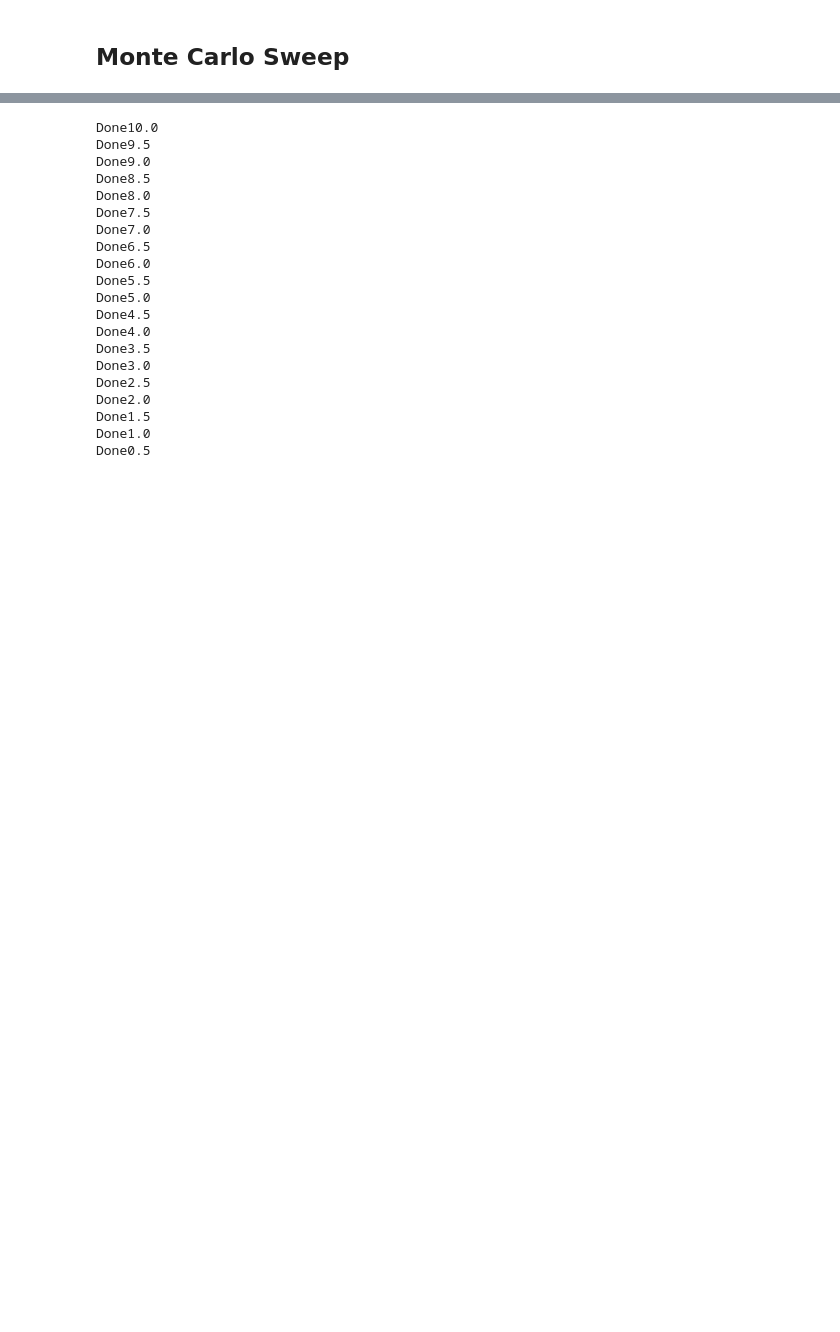
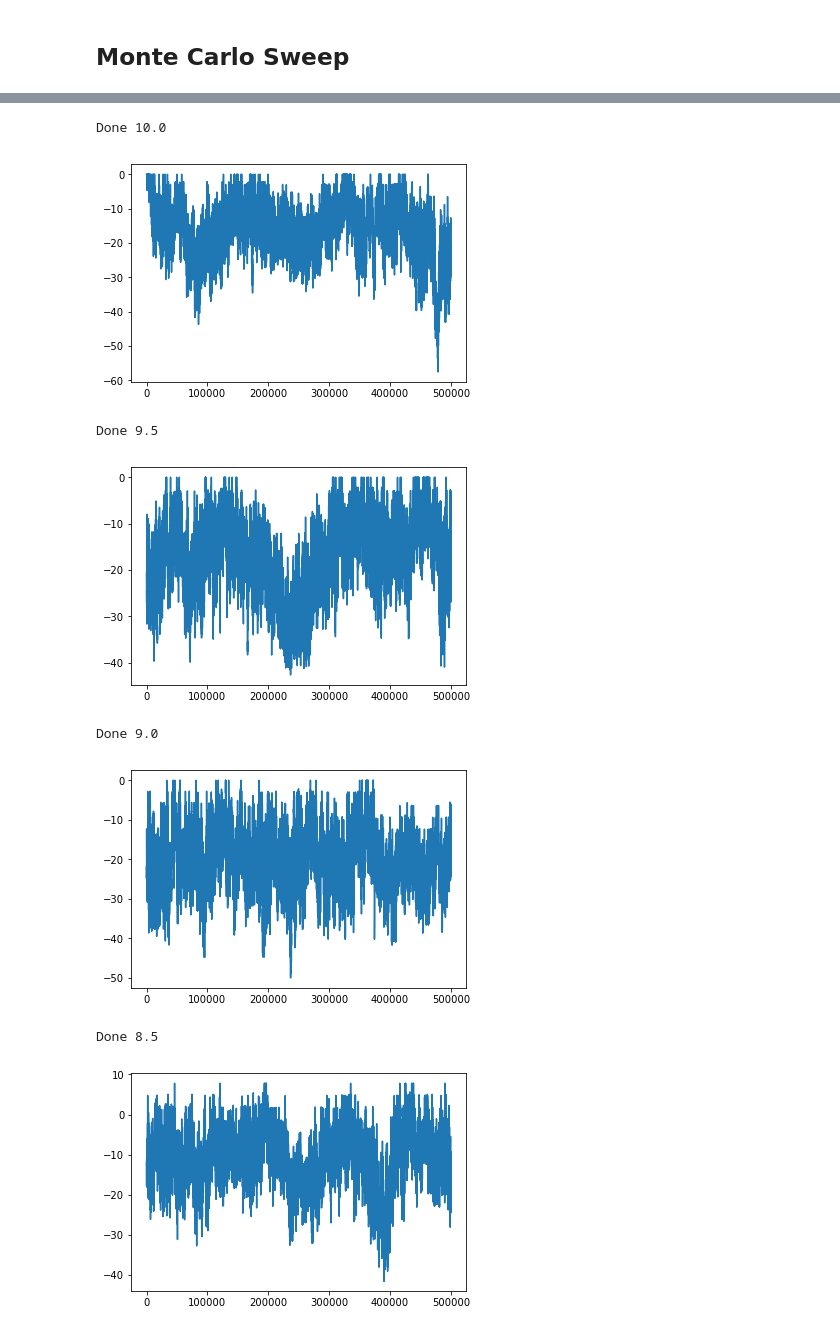
Before and after one commit to JohnPHealey/protein-folding, a Jupyter notebook: protein_folding.ipynb, the cells around one changed output, grey strips where cells are left out. Drawn from its saved outputs; the diff is of its cells as text; code cells hidden in the pictures; blank space fills up the shorter version.

```diff
--- a/protein_folding.ipynb
+++ b/protein_folding.ipynb
@@ -314,7 +319,7 @@ def sweep(lattice, A, E_chain, acid_index, neigh_index, prob_index, T):
 T = np.arange(10, 0, -0.5)
 
 E_averages = np.zeros(len(T))
-l_averages = np.zeros(len(T))
+#l_averages = np.zeros(len(T))
 
 lattice, A = initialize_lattice()
 E_chain = 0
@@ -324,7 +329,7 @@ for j in range(len(T)):
 
     E = np.zeros(MCS)
     E_average = 0
-    l_average = 0
+    #l_average = 0
 
 
 
@@ -335,57 +340,46 @@ for j in range(len(T)):
     # Pre-select random acid and neighbour picks for better performance
     acid_picks = np.random.randint(0, A.shape[0], size=MCS) # 1 acid picked from A each MCS
     curr_acid_pick = 0
 
     neigh_picks = np.random.randint(0, 4, size=MCS) # 1 acid picked from A each MCS
     curr_neigh_pick = 0
 
     prob_picks = np.random.uniform(0, 1, size=MCS)
     curr_prob_pick = 0
 
 
     for i in range(MCS):
         E[i] = E_chain
-        lattice, A, E_chain, l_chain = sweep(lattice, A, E_chain, curr_acid_pick, curr_neigh_pick, curr_prob_pick, T[j])
+        lattice, A, E_chain = sweep(lattice, A, E_chain, curr_acid_pick, curr_neigh_pick, curr_prob_pick, T[j])
 
         if (i>0.1*MCS):
             E_average += E_chain
-            l_average += l_chain
+            #l_average += l_chain
 
         curr_acid_pick += 1
         curr_neigh_pick += 1
         curr_prob_pick += 1
 
 
-    #plt.plot(np.arange(0, int(MCS)), E)
-    #plt.show()
+    print("Done " + str(T[j]))
 
-    print("Done" + str(T[j]))
+    plt.plot(np.arange(MCS), E)
+    plt.show()
+
 
     E_average /= (0.9*MCS-1)
     E_averages[j] = E_average
 
-    l_average /= (0.9*MCS-1)
-    l_averages[j] = l_average
+    #l_average /= (0.9*MCS-1)
+    #l_averages[j] = l_average
 
     lattice, A = re_center(lattice, A)
 # %% [output]
-Done10.0
-Done9.5
-Done9.0
-Done8.5
-Done8.0
-Done7.5
-Done7.0
-Done6.5
-Done6.0
-Done5.5
-Done5.0
-Done4.5
-Done4.0
-Done3.5
-Done3.0
-Done2.5
-Done2.0
-Done1.5
-Done1.0
-Done0.5
+Done 10.0
+[figure, added]
+Done 9.5
+[figure, added]
+Done 9.0
+[figure, added]
+Done 8.5
+[figure, added]
```
Also changed, not shown: parts of 14 cells of this notebook, 9 other files.
